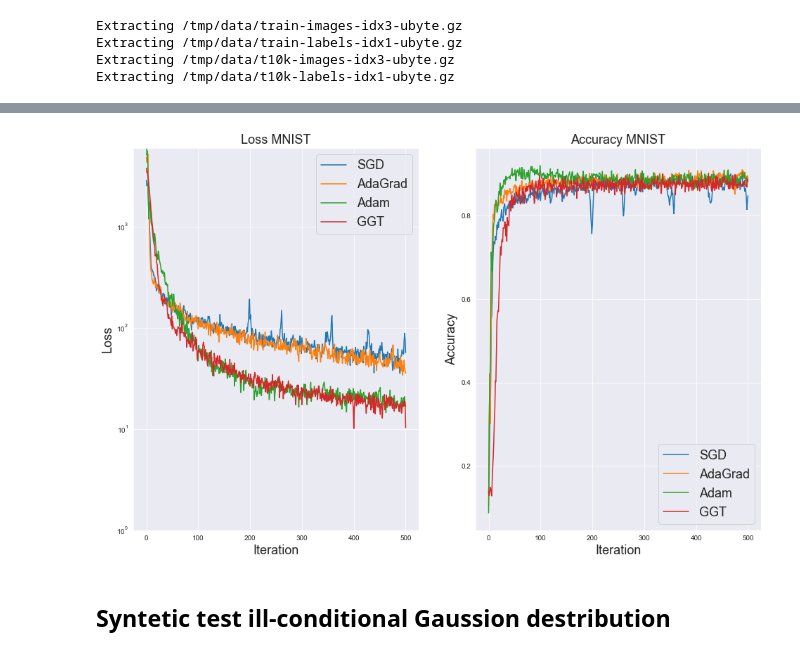
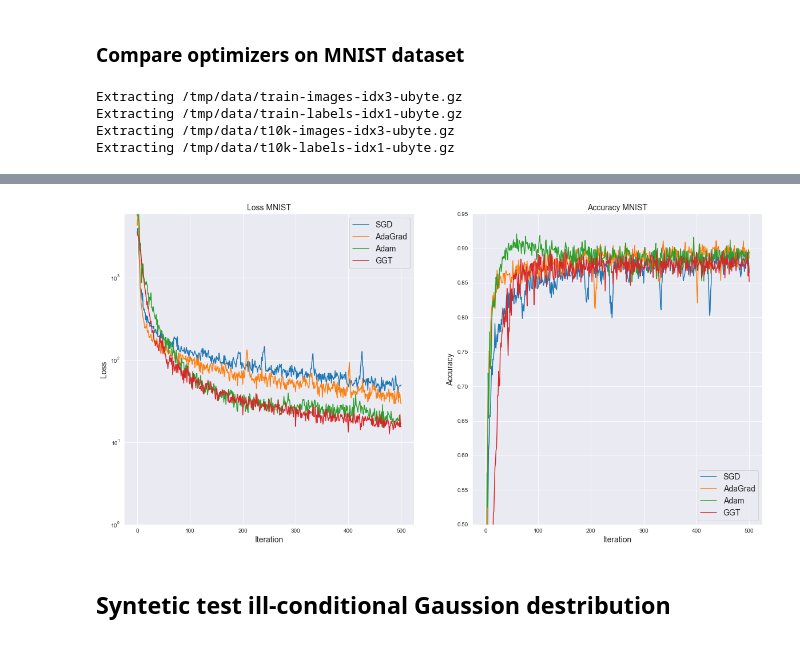
Before and after one commit to matyushinleonid/Matrix-Decomposition-for-Adaptive-Optimization-Regularization, a Jupyter notebook: Function Representation_v2.ipynb, the cells around one changed output, grey strips where cells are left out. Drawn from its saved outputs; the diff is of its cells as text; code cells hidden in the pictures.

Commit message:
Window size comparison. Images updated

```diff
--- a/Function Representation_v2.ipynb
+++ b/Function Representation_v2.ipynb
@@ -1,3 +1,5 @@
+# %% [markdown]
+### Compare optimizers on MNIST dataset
 # %%
 from __future__ import print_function
 import tensorflow as tf
@@ -110,7 +112,7 @@ optimizers = [
              ]
 
 x_range = np.arange(0, num_steps+1)
-plt.figure(figsize=(16,10))
+plt.figure(figsize=(20,10))
 
 for opt in optimizers:
     Loss, Accur = opt_test_MNIST(opt, mnist, num_steps, batch_size=2000)
@@ -120,18 +122,19 @@ for opt in optimizers:
     plt.plot(x_range, Accur)
 
 plt.subplot(1,2,1)
-plt.title('Loss MNIST', fontsize=18)
-plt.ylabel('Loss', fontsize=18)
-plt.xlabel('Iteration', fontsize=18)
-plt.legend(['SGD', 'AdaGrad', 'Adam',  'GGT'], fontsize=18)
+plt.title('Loss MNIST', fontsize=14)
+plt.ylabel('Loss', fontsize=14)
+plt.xlabel('Iteration', fontsize=14)
+plt.legend(['SGD', 'AdaGrad', 'Adam',  'GGT'], fontsize=14)
 plt.yscale('log')
 plt.ylim(1, 6000)
 
 plt.subplot(1,2,2)
-plt.title('Accuracy MNIST', fontsize=18)
-plt.ylabel('Accuracy', fontsize=18)
-plt.xlabel('Iteration', fontsize=18)
-plt.legend(['SGD', 'AdaGrad', 'Adam',  'GGT'], fontsize=18)
+plt.title('Accuracy MNIST', fontsize=14)
+plt.ylabel('Accuracy', fontsize=14)
+plt.xlabel('Iteration', fontsize=14)
+plt.ylim(0.5, 0.95)
+plt.legend(['SGD', 'AdaGrad', 'Adam',  'GGT'], fontsize=14)
 
 plt.savefig("MNIST.png")
 plt.show()
@@ -178,5 +181,5 @@ Step 500, Minibatch Loss= 10.3207, Training Accuracy= 0.914
 Optimization Finished!
-[figure, old version]
+[figure, new version]
 # %% [markdown]
 ## Syntetic test ill-conditional Gaussion destribution
 # %%
```
Also changed, not shown: parts of 9 cells of this notebook, 4 other files.
